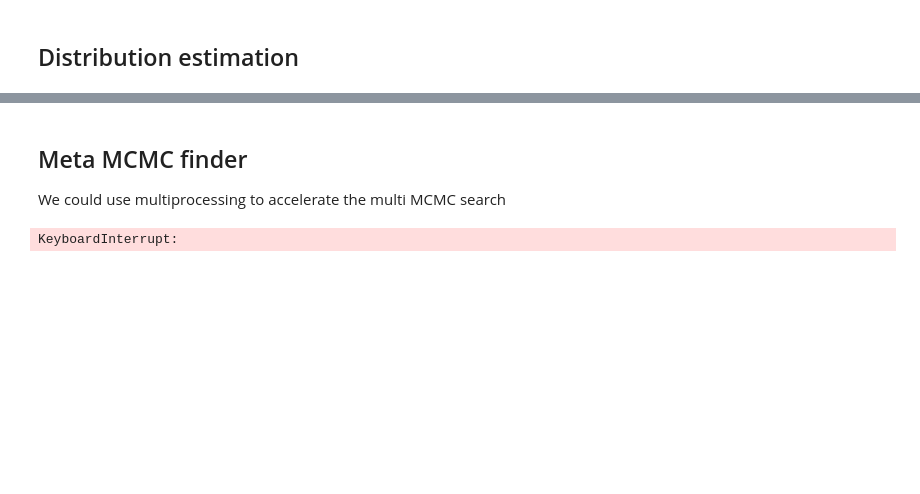
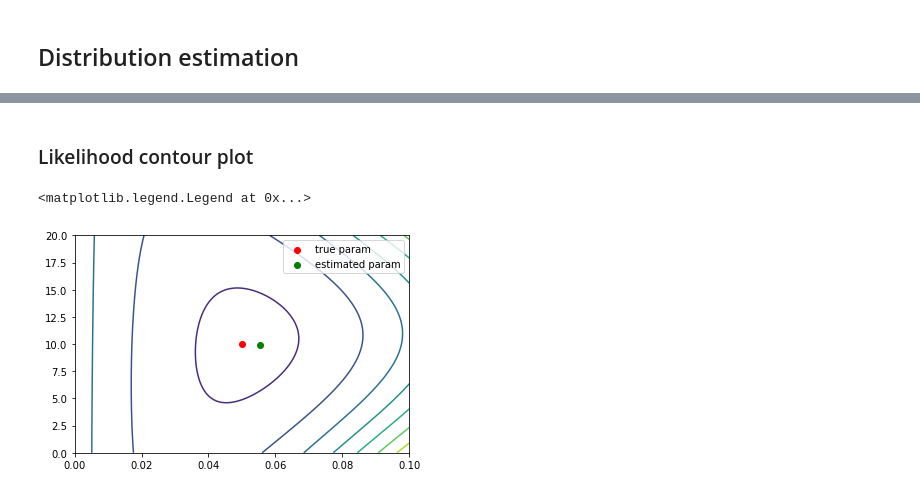
Before and after one commit to DiorAdama/MCMC, a Jupyter notebook: OU-likelihood/OU_mcmc2D.ipynb, the cells around one changed output, grey strips where cells are left out. Saved outputs shown, nothing was run; the diff lists cells and outputs as text; code cells hidden in the pictures; blank space fills up the shorter version.

```diff
--- a/OU-likelihood/OU_mcmc2D.ipynb
+++ b/OU-likelihood/OU_mcmc2D.ipynb
@@ -181,15 +194,20 @@ def OU_metropolis_mcmc(n,T,N,path,Xs=None):
 ## Distribution estimation
 # %%
 
-paramsToFind = OU_Parameters(alpha=0.04,beta=1.75,gamma=3.7)
-
-samples1,NLLs1,BestX1,NLL1 = OU_metropolis_mcmc(n    = 10**5,
-                                                T    = 50,
-                                                N    = 1000,
+minParams = OU_Parameters(alpha=0,beta=0.45,gamma=0)
+maxParams = OU_Parameters(alpha=0.1,beta=1.5,gamma=20)
+paramsToFind = OU_Parameters(alpha=0.05,beta=1,gamma=10)
+n = 10**4
+T = 2000
+N = 1000
+x0 = 300
+samples,NLLs,estimatedParam,NLL = OU_metropolis_mcmc(n    = n,
+                                                T    = T,
+                                                N    = N,
                                                 Xs   = OU_Parameters(alpha=0.02,beta=1.75,gamma=2),
-                                                path = OU_process(  T     = 50,
-                                                                    N     = 10000,
-                                                                    x0    = 100,
+                                                path = OU_process(  T     = T,
+                                                                    N     = N,
+                                                                    x0    = x0,
                                                                     alpha = paramsToFind.alpha,
                                                                     beta  = paramsToFind.beta,
                                                                     gamma = paramsToFind.gamma))
@@ -247,30 +235,0 @@ plt.show()
-# %% [markdown]
-## Meta MCMC finder
-We could use multiprocessing to accelerate the multi MCMC search
-# %%
-paramsToFind = OU_Parameters(alpha=0.04,beta=1.75,gamma=3.7)
-
-sampless,NLLss,bestXs,NLLlist=[],[],[],[]
-for posT in [1,1000]:
-    for posx0 in [0,100]:
-        #region MCMC calculation
-        samples,NLLs,BestX,NLL = OU_metropolis_mcmc(n    = 10**5,
-                                                    T    = posT,
-                                                    N    = 1000,
-                                                    path = OU_process(  T     = posT,
-                                                                        N     = 10000,
-                                                                        x0    = posx0,
-                                                                        alpha = paramsToFind.alpha,
-                                                                        beta  = paramsToFind.beta,
-                                                                        gamma = paramsToFind.gamma))
-        #endregion
-
-        sampless.append(samples)
-        NLLss.append(NLLs)
-        bestXs.append(BestX)
-        NLLlist.append(NLL)
-
-newBestNLL = min(NLLlist) #difficult to compare bc the likelihood path and T are not the same, so it is not the same function : regarder la distrobution des resultats
-newBestX = bestXs[NLLlist.index(newBestNLL)]
-# %% [output]
-KeyboardInterrupt:
@@ -279,0 +236,26 @@ for x in bestXs[::-1]:
+# %% [markdown]
+### Likelihood contour plot
+# %%
+np.seterr(divide='ignore', invalid='ignore')
+minParams = OU_Parameters(alpha=0,beta=0.45,gamma=0)
+maxParams = OU_Parameters(alpha=0.1,beta=1.5,gamma=20)
+paramsToFind = OU_Parameters(alpha=0.05,beta=1,gamma=10)
+
+n = 100
+x0 = 300
+N = 10000
+T = 3000
+alphas = np.linspace(minParams.alpha, maxParams.alpha, n)
+beta = paramsToFind.beta
+gammas = np.linspace(minParams.gamma, maxParams.gamma, n)
+path = OU_process(T, N, x0, paramsToFind.alpha, paramsToFind.beta, paramsToFind.gamma)
+
+As, Gs = np.meshgrid(alphas, gammas)
+Ls = likelihood(T, N, As, beta, Gs, path)
+plt.contour(As, Gs, Ls)
+plt.scatter(paramsToFind.alpha, paramsToFind.gamma, color = "red", label="true param")
+plt.scatter(estimatedParam.alpha, estimatedParam.gamma, color="green", label="estimated param")
+plt.legend()
+# %% [output]
+<matplotlib.legend.Legend at 0x...>
+[figure, added]
```
Also changed, not shown: parts of 8 cells of this notebook, 1 other file.
